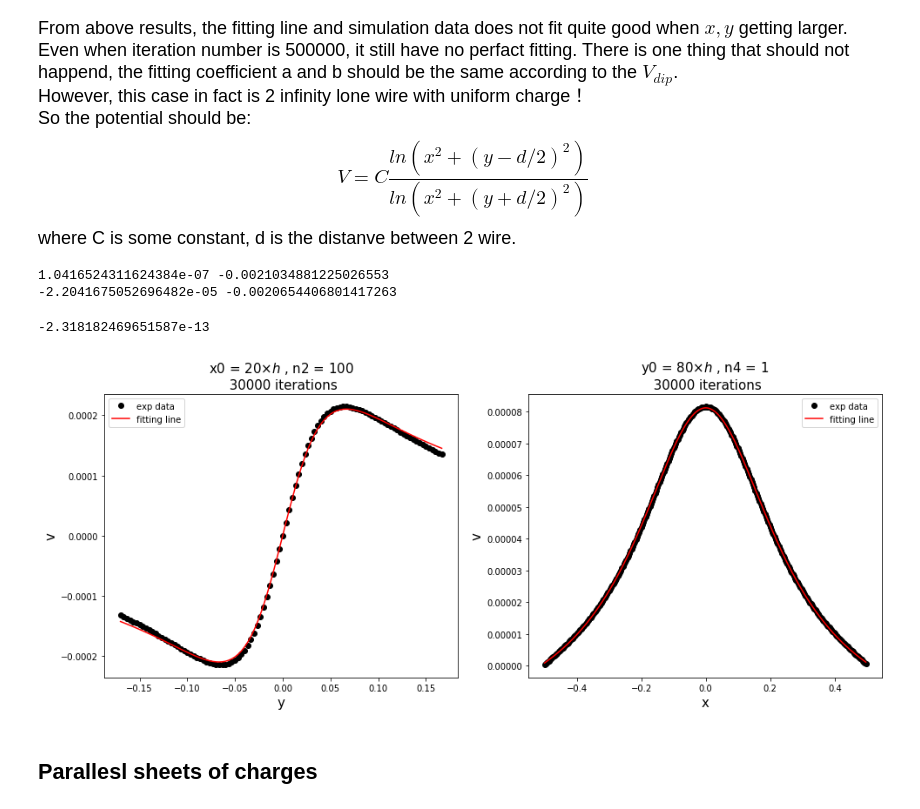
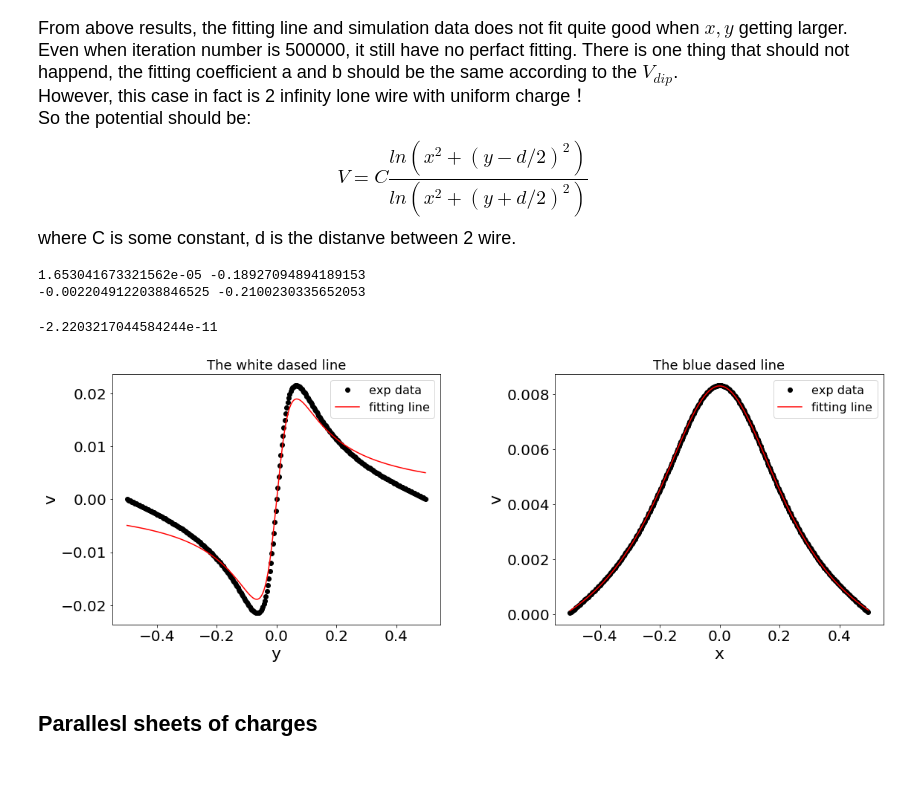
Before and after one commit to pcchen/Computation-in-Physics, a Jupyter notebook: 107022138/Homework_4/Relaxation Methods.ipynb, the cells around one changed output. Cells and saved outputs as stored; diff of their text form; code cells hidden in the pictures; blank space fills up the shorter version.

```diff
--- a/107022138/Homework_4/Relaxation Methods.ipynb
+++ b/107022138/Homework_4/Relaxation Methods.ipynb
@@ -112,7 +114,12 @@ V[N-1,:] = 0
 V[0,:] = 0
 V[:,N-1] = 100
 V[:,0] = 100
-
+plt.subplots_adjust(left=0.08,
+                    bottom=0.06,
+                    right=0.99,
+                    top=0.94,
+                    wspace=0.48,
+                    hspace=0.35)
 for k in range(4):
     if (k%2 == 1): #  another initial guess
         V[1:-1,1:-1] = np.random.random([N-2,N-2])*2
@@ -120,15 +127,17 @@ for k in range(4):
     for i in range(it):
         V[1:-1,1:-1] = 1/4*(V[2:,1:-1] + V[0:-2,1:-1] + V[1:-1,2:] + V[1:-1,0:-2])
 
-    contour = ax[k].contourf(X,Y,V,100)
+    contour = ax[k].contourf(X,Y,V,35)
     fig.colorbar(contour, shrink=1.0, aspect=20,ax=ax[k])
 
-    ax[k].set_title('initial condition ' + str(k%2 +1) + ', \n' + str(it) + ' iterations')
-    ax[k].set_xlabel('x', fontsize = 16)
-    ax[k].set_ylabel('y', fontsize = 16)
+    ax[k].set_title('initial condition ' + str(k%2 +1) + ', \n' + str(it) + ' iterations',fontsize = 20)
+    ax[k].set_xlabel('x', fontsize = 24)
+    ax[k].set_ylabel('y', fontsize = 24)
+    ax[k].tick_params(axis='both', which='major', labelsize=20)
     if(k > 1):
         Ex, Ey = np.gradient(-V)
         ax[2].quiver(X,Y,Ey,Ex)
         ax[3].streamplot(x,y,Ey,Ex,density = 1,color = 'k')
 ax[3].set_ylim([0,1])
+plt.savefig('fig2.pdf')
 # %% [output]
@@ -341,55 +382,68 @@ Text(0, 0.5, 'v')
     $$
     where C is some constant, d is the distanve between 2 wire.
 # %%
-fig, axes = plt.subplots(ncols = 2 , nrows = 1, figsize = (16,6))
+fig, axes = plt.subplots(ncols = 2 , nrows = 1, figsize = (18,6))
 ax = axes.flatten()
 x0 = h*n1
 y0 = h*n3
 d = n*h
-n2 = 100     # fitting region in x = x0 = n1*h , y = [-(N/2 - n2)*h, (N/2 - n2)*h]
+n2 = 1     # fitting region in x = x0 = n1*h , y = [-(N/2 - n2)*h, (N/2 - n2)*h]
 n4 = 1
 def func(y,a,c):
     return(c * np.log((x0**2 + (y-d/2)**2)/(x0**2 + (y+d/2)**2)) +a)
 def func2(x,a,c):
     return(c * np.log((x**2 + (y0-d/2)**2)/(x**2 + (y0+d/2)**2)) +a)
 
 popt,pcov = curve_fit(func,y[n2-1:-n2],sy1[n2-1:-n2])
 # popt, pcov = curve_fit(func, y[n2-1:-n2], sy1[n2-1:-n2], bounds = ([0.99,0.99,0],[1.1,1.1,10]))
 a = popt[0]
 # b = popt[1]
 c = popt[1]
 print(a,c)
 Vfit = func(y[n2-1:-n2],a,c)
 
 popt,pcov = curve_fit(func2,x[n4-1:-n4],sx1[n4-1:-n4])
 # popt, pcov = curve_fit(func, y[n4-1:-n4], sy1[n4-1:-n4], bounds = ([-0.1,0-0.001]))
 a2 = popt[0]
 # b2 = popt[1]
 c2 = popt[1]
 print(a2,c2)
 Vfit2 = func2(x[n4-1:-n4],a2,c2)
 
 
 ax[0].plot(y[n2-1:-n2],sy1[n2-1:-n2],'ko',label = 'exp data')
 ax[0].plot(y[n2-1:-n2],Vfit,'r',label = 'fitting line')
-ax[0].legend()
-ax[0].set_title('x0 = ' + str(int(n1)) + r'$\times h$' + ' , n2 = ' + str(int(n2)) + '\n ' + str(int(it)) + ' iterations', fontsize = 15)
-ax[0].set_xlabel('y',fontsize = 15)
-ax[0].set_ylabel('v',fontsize = 15)
+ax[0].legend(fontsize = 16)
+# ax[0].set_title('x0 = ' + str(int(n1)) + r'$\times h$' + ' , n2 = ' + str(int(n2)) + '\n ' + str(int(it)) + ' iterations', fontsize = 15)
+ax[0].set_title('The white dased line',fontsize = 18)
+ax[0].set_xlabel('y',fontsize = 22)
+ax[0].set_ylabel('v',fontsize = 22)
 
 ax[1].plot(x[n4-1:-n4],sx1[n4-1:-n4],'ko',label = 'exp data')
 ax[1].plot(x[n4-1:-n4],Vfit2,'r',label = 'fitting line')
-ax[1].legend()
-ax[1].set_title('y0 = ' + str(int(n3)) + r'$\times h$' + ' , n4 = ' + str(int(n4)) + '\n ' + str(int(it)) + ' iterations' , fontsize = 15)
-ax[1].set_xlabel('x',fontsize = 15)
-ax[1].set_ylabel('v',fontsize = 15)
+ax[1].legend(fontsize = 16)
+# ax[1].set_title('y0 = ' + str(int(n3)) + r'$\times h$' + ' , n4 = ' + str(int(n4)) + '\n ' + str(int(it)) + ' iterations' , fontsize = 15)
+ax[1].set_title('The blue dased line',fontsize = 18)
+ax[1].set_xlabel('x',fontsize = 22)
+ax[1].set_ylabel('v',fontsize = 22)
+
+ax[0].tick_params(axis='both', which='major', labelsize=20)
+ax[1].tick_params(axis='both', which='major', labelsize=20)
+plt.subplots_adjust(left=0.1,
+                    bottom=0.12,
+                    right=0.9,
+                    top=0.9,
+                    wspace=0.35,
+                    hspace=0.35)
+extent = ax[0].get_window_extent().transformed(fig.dpi_scale_trans.inverted())
+plt.savefig('fig7.pdf')
 
 (c+c2)/2*4*np.pi*8.85*10**(-12)
 # %% [output]
-1.0416524311624384e-07 -0.0021034881225026553
--2.2041675052696482e-05 -0.0020654406801417263
+1.653041673321562e-05 -0.18927094894189153
+-0.0022049122038846525 -0.2100230335652053
--2.318182469651587e-13
+-2.2203217044584244e-11
-[figure, old version]
+[figure, new version]
 # %% [markdown]
 ## Parallesl sheets of charges
 # %%
```
Also changed, not shown: parts of 9 cells of this notebook.
